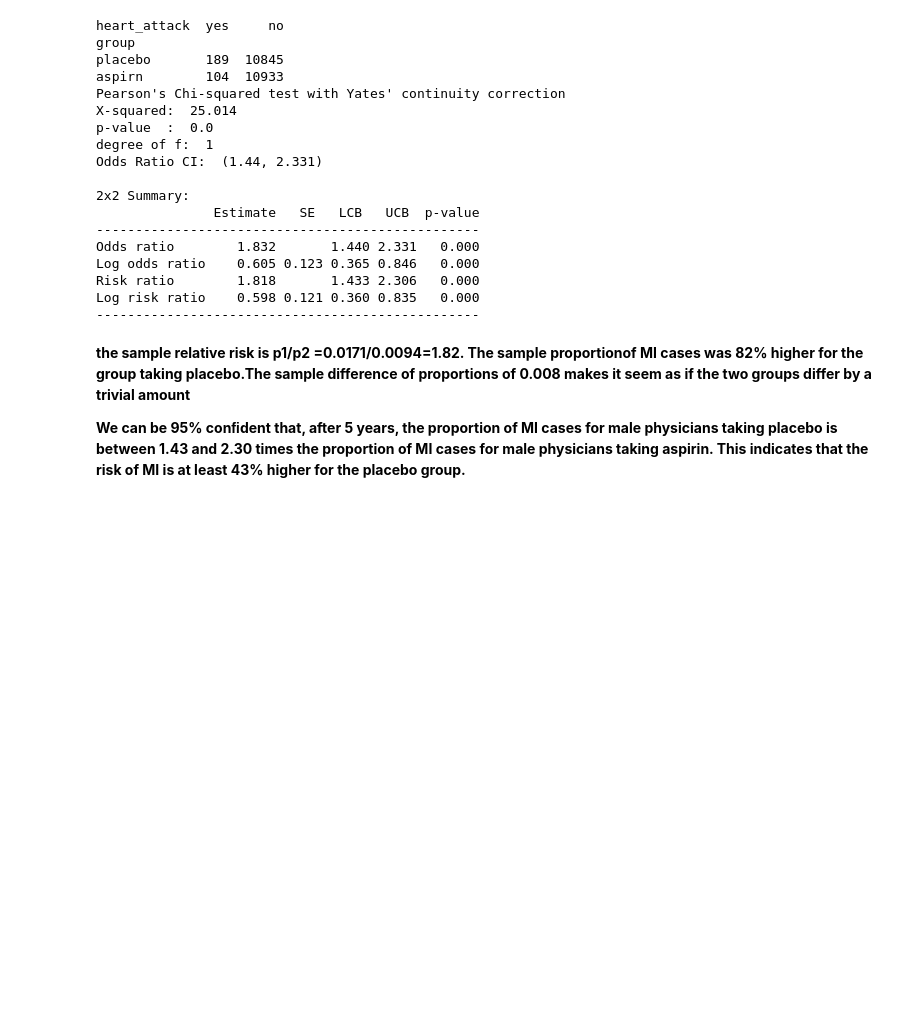
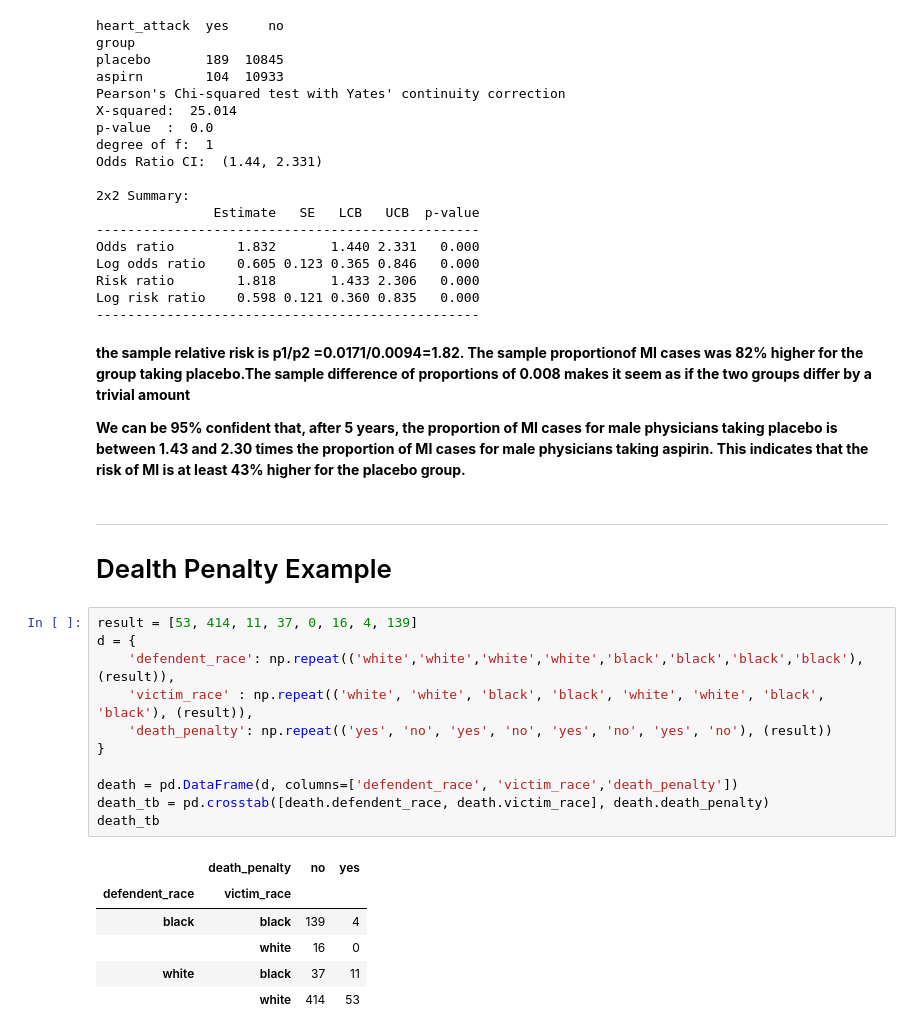
Before and after one commit to naivelogic/Machine_Learning_Notebooks, a Jupyter notebook: Data_Science/Statistical Models/[agresti] Categorical Analysis.ipynb, the cells around one changed output. Drawn from its saved outputs; the diff is of its cells as text; blank space fills up the shorter version.

```diff
--- a/Data_Science/Statistical Models/[agresti] Categorical Analysis.ipynb
+++ b/Data_Science/Statistical Models/[agresti] Categorical Analysis.ipynb
@@ -82,3 +82,24 @@ Log risk ratio    0.598 0.121 0.360 0.835   0.000
 __the sample relative risk is p1/p2 =0.0171/0.0094=1.82. The sample proportionof MI cases was 82% higher for the group taking placebo.The sample difference of proportions of 0.008 makes it seem as if the two groups differ by a trivial amount__
 
 __We can be 95% conﬁdent that, after 5 years, the proportion of MI cases for male physicians taking placebo is between 1.43 and 2.30 times the proportion of MI cases for male physicians taking aspirin. This indicates that the risk of MI is at least 43% higher for the placebo group.__
+# %% [markdown]
+___
+# Dealth Penalty Example
+# %%
+result = [53, 414, 11, 37, 0, 16, 4, 139]
+d = {
+    'defendent_race': np.repeat(('white','white','white','white','black','black','black','black'), (result)),
+    'victim_race' : np.repeat(('white', 'white', 'black', 'black', 'white', 'white', 'black', 'black'), (result)),
+    'death_penalty': np.repeat(('yes', 'no', 'yes', 'no', 'yes', 'no', 'yes', 'no'), (result))
+}
+
+death = pd.DataFrame(d, columns=['defendent_race', 'victim_race','death_penalty'])
+death_tb = pd.crosstab([death.defendent_race, death.victim_race], death.death_penalty)
+death_tb
+# %% [output]
+|  | death_penalty | no | yes |
+| defendent_race | victim_race |  |  |
+| black | black | 139 | 4 |
+|  | white | 16 | 0 |
+| white | black | 37 | 11 |
+|  | white | 414 | 53 |
```
Also changed, not shown: parts of 12 cells of this notebook.
